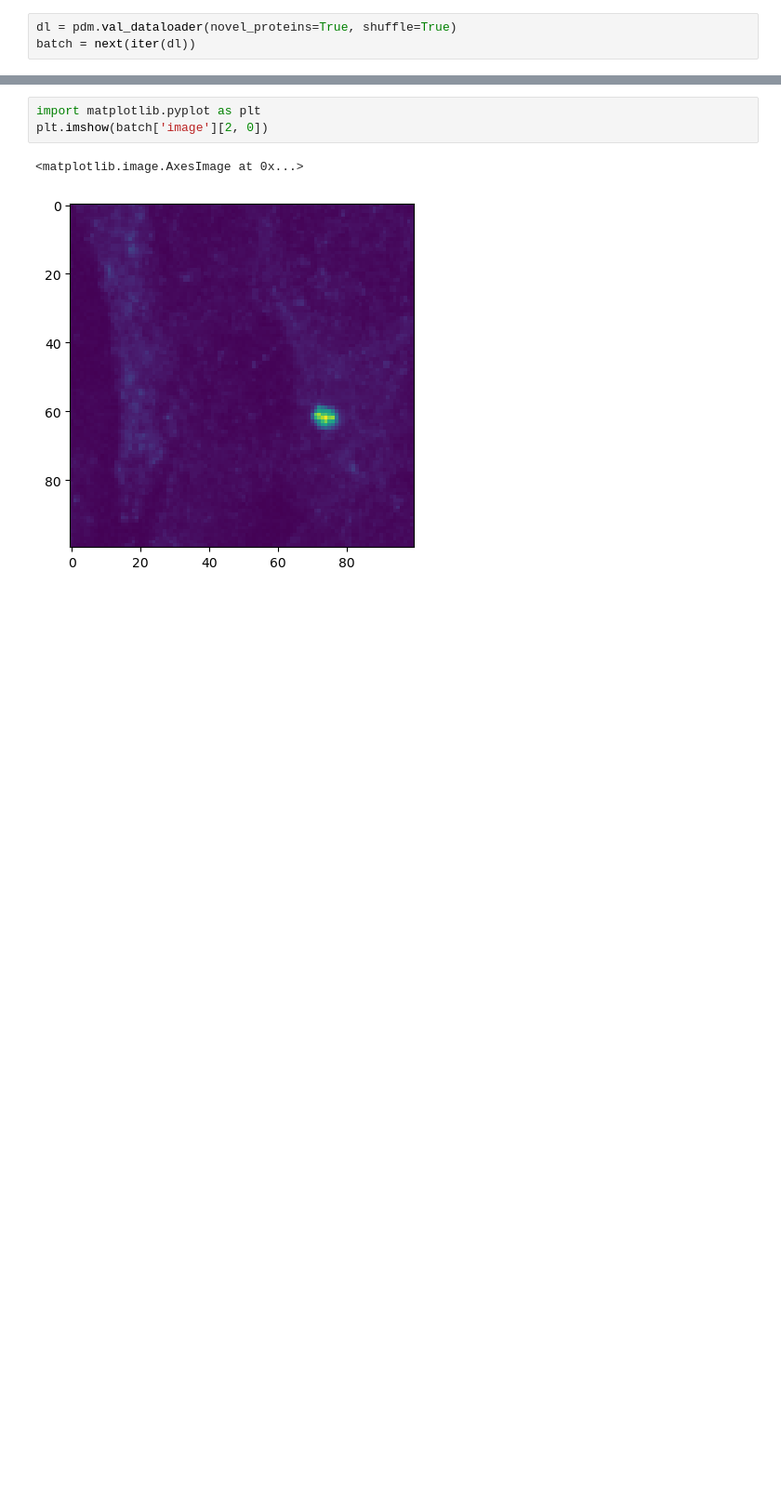
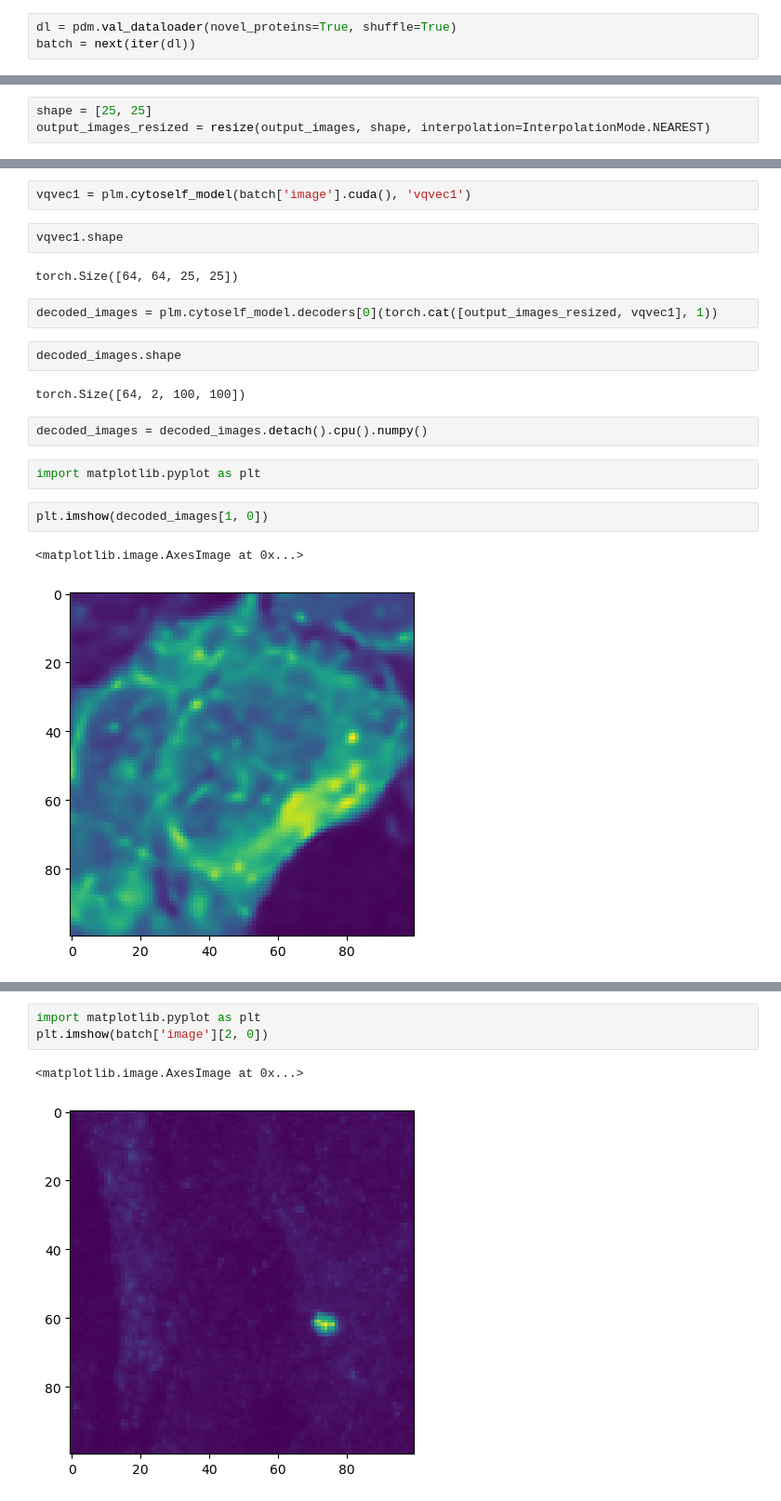
Before and after one commit to sofroniewn/proteoscope, a Jupyter notebook: notebooks/proteoscope-results.ipynb, the cells around one changed output, grey strips where cells are left out. Shown at 93% size. Drawn from its saved outputs; the diff is of its cells as text; blank space fills up the shorter version.

```diff
--- a/notebooks/proteoscope-results.ipynb
+++ b/notebooks/proteoscope-results.ipynb
@@ -45,0 +94,3 @@ batch = next(iter(dl))
+# %%
+shape = [25, 25]
+output_images_resized = resize(output_images, shape, interpolation=InterpolationMode.NEAREST)
@@ -45,0 +99,21 @@ batch = next(iter(dl))
+# %%
+vqvec1 = plm.cytoself_model(batch['image'].cuda(), 'vqvec1')
+# %%
+vqvec1.shape
+# %% [output]
+torch.Size([64, 64, 25, 25])
+# %%
+decoded_images = plm.cytoself_model.decoders[0](torch.cat([output_images_resized, vqvec1], 1))
+# %%
+decoded_images.shape
+# %% [output]
+torch.Size([64, 2, 100, 100])
+# %%
+decoded_images = decoded_images.detach().cpu().numpy()
+# %%
+import matplotlib.pyplot as plt
+# %%
+plt.imshow(decoded_images[1, 0])
+# %% [output]
+<matplotlib.image.AxesImage at 0x...>
+[figure, added]
```
Also changed, not shown: parts of 88 cells of this notebook, 10 other files.
